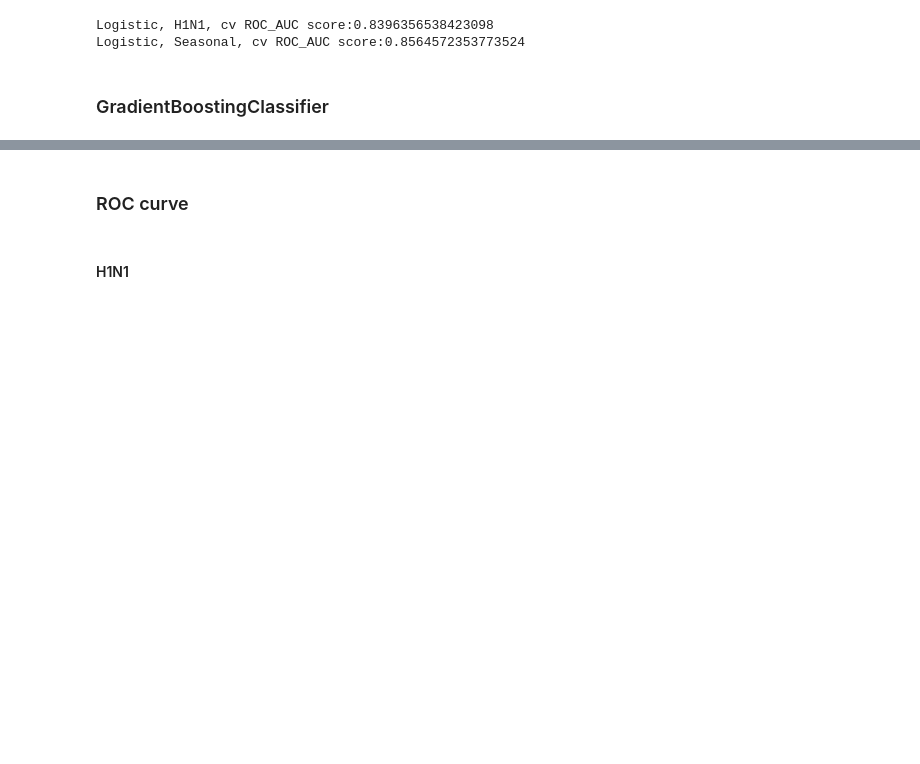
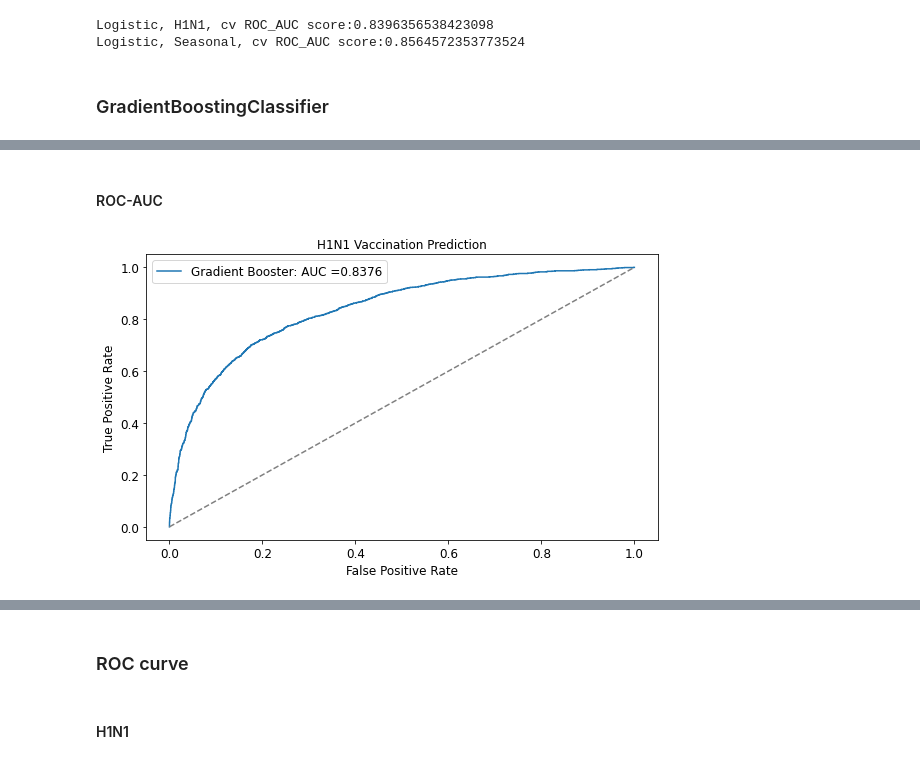
Before and after one commit to AMcqueen1980/H1N1Project, a Jupyter notebook: Emiko/CleanPipeline-Models-EN.ipynb, the cells around one changed output, grey strips where cells are left out. Drawn from its saved outputs; the diff is of its cells as text; code cells hidden in the pictures; blank space fills up the shorter version.

```diff
--- a/Emiko/CleanPipeline-Models-EN.ipynb
+++ b/Emiko/CleanPipeline-Models-EN.ipynb
@@ -397 +398,40 @@ Seasonal Flu
 weighted avg       0.78      0.78      0.78      6559
+# %% [markdown]
+#### ROC-AUC
+# %%
+
+# Predicted Prob.
+# H1N1
+y_pred_h1_gbc = gbc_f_h1.predict_proba(X_test_imputed)[:, 1]
+
+# Seasonal Flu
+y_pred_s_gbc = gbc_f_s.predict_proba(X_test_imputed)[:, 1]
+
+
+# FPR and TPR
+# H1N1
+fpr_gbc, tpr_gbc, thresholds_gbc = roc_curve(y_test.h1n1_vaccine, y_pred_h1_gbc)
+# Seasonal Flu
+fpr_gbc_s, tpr_gbc_s, thresholds_gbc_s = roc_curve(y_test.seasonal_vaccine, y_pred_s_gbc)
+
+
+# Plot the FPR and TPR data
+
+fig, ax = plt.subplots(figsize=(8, 5))
+
+ax.plot(fpr_gbc, tpr_gbc, alpha=1,
+       label=f'Gradient Booster: AUC ={round(roc_auc_score(y_test.h1n1_vaccine, y_pred_h1_gbc),4)}')
+
+ax.plot([0, 1], [0, 1], color='grey', linestyle='--')
+
+ax.set_ylabel('True Positive Rate', fontsize=12)
+ax.set_xlabel('False Positive Rate', fontsize=12)
+ax.set_title('H1N1 Vaccination Prediction', fontsize=12)
+
+ax.legend(fontsize=12)
+
+plt.xticks(fontsize=12)
+plt.yticks(fontsize=12)
+plt.tight_layout();
+# %% [output]
+[figure, added]
```
Also changed, not shown: parts of 16 cells of this notebook, 2 other files.
